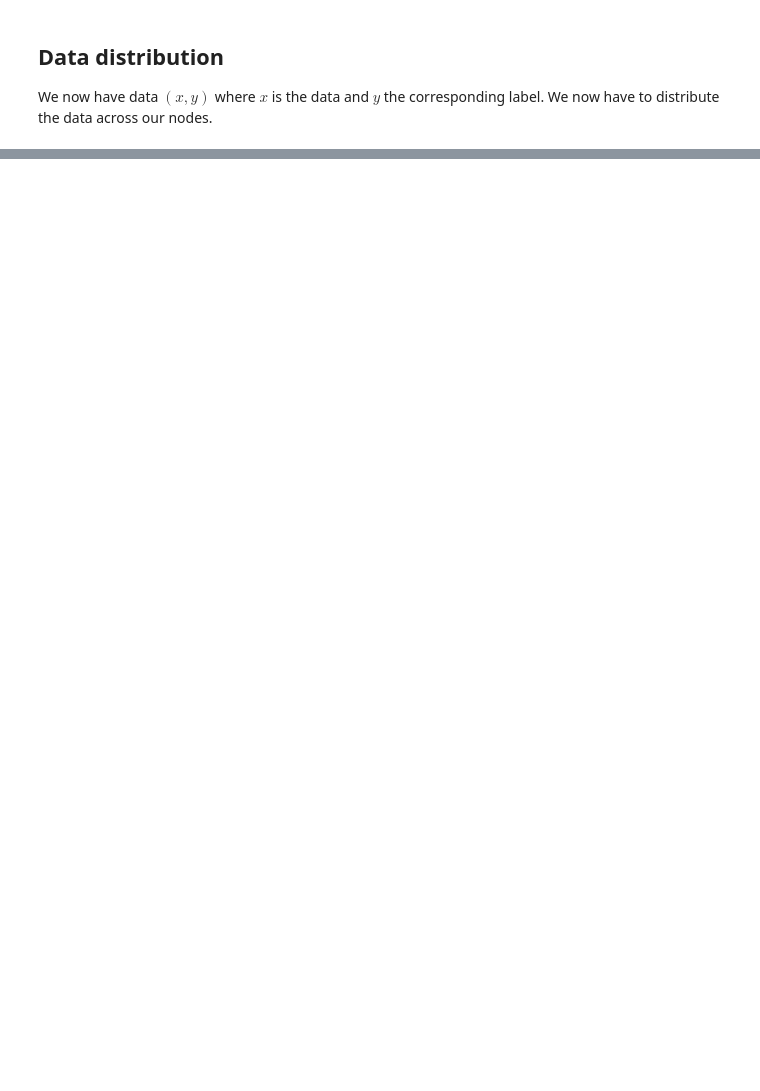
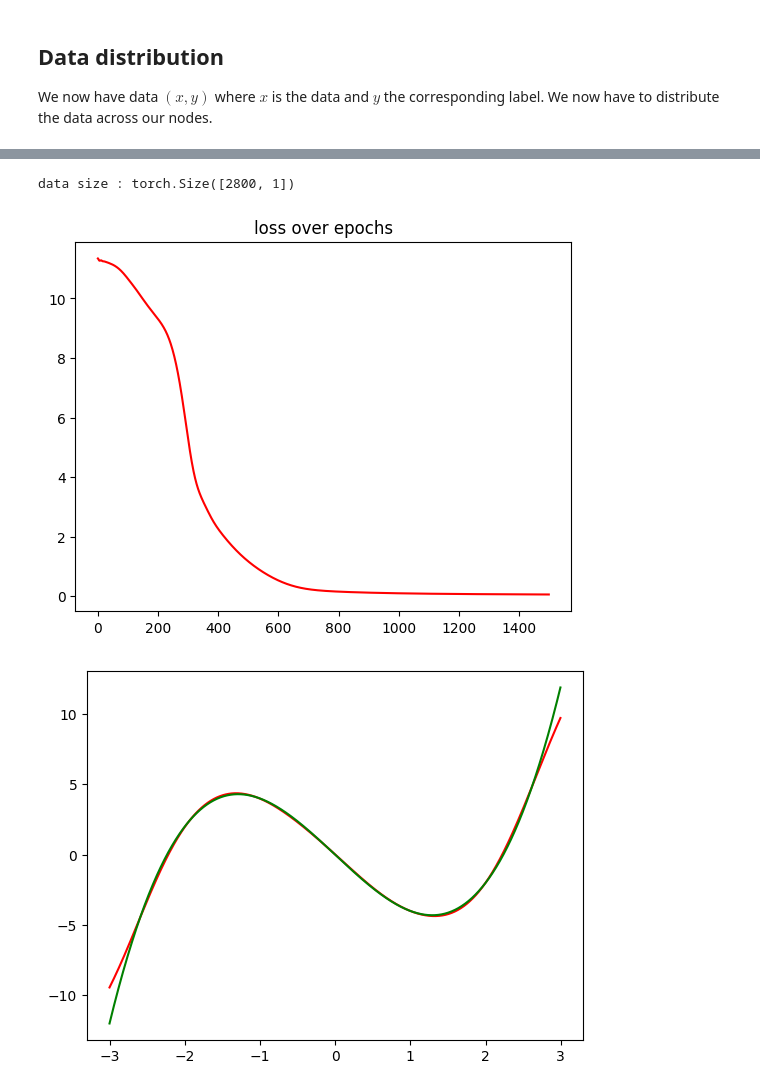
Before and after one commit to vbacher/SemML_FedML, a Jupyter notebook: demo.ipynb, the cells around one changed output, grey strips where cells are left out. Cells and saved outputs as stored; diff of their text form; code cells hidden in the pictures; blank space fills up the shorter version.

```diff
--- a/demo.ipynb
+++ b/demo.ipynb
@@ -82,0 +81,5 @@ noise = True # allows for adding noise to the labels of the training data
+# %%
+### set hyper parameter
+
+NEURONS_PER_LAYER = 16 # number of nodes in the hidden layer
+RANDOM_SEED = 7 # seed for random initialization
@@ -82,0 +109,72 @@ noise = True # allows for adding noise to the labels of the training data
+# %%
+### test global model performance
+
+glob_model = FFN(NEURONS_PER_LAYER, RANDOM_SEED)
+glob_model.double()
+
+# define training hyper parameter
+loss_fn = nn.MSELoss()
+optimizer = opt.SGD(glob_model.parameters(), lr=0.01, momentum=0.9)
+NUM_EPOCHS  = 1500
+
+# setup trainings pipeline
+
+# Training function
+def train(model, data, labels, max_epochs):
+  epochs = []
+  trainloss = []
+  data = torch.from_numpy(data[:,np.newaxis])
+  print(f"data size : {data.shape}")
+  labels = torch.from_numpy(labels[:,np.newaxis])
+  for epoch in tqdm(range(max_epochs)):
+    epochs.append(epoch)
+    optimizer.zero_grad()
+    pred = model(data)
+    loss = loss_fn(pred,labels)
+    loss.backward()
+    optimizer.step()
+    trainloss.append(loss.detach().numpy())
+    """for i, (input, label) in enumerate(zip(data,labels)):
+
+      # zero the parameter gradients
+      optimizer.zero_grad()
+      # predict y
+      pred = model(input)
+      # compute the loss based on model output and real labels
+      loss = loss_fn(pred, label)
+      # save trainingsloss for statistic
+      train_loss += loss
+      # backpropagate the loss
+      loss.backward()
+      # adjust parameters based on the calculated gradients
+      optimizer.step()
+
+    # compute average trainingsloss
+    trainloss.append(train_loss.detach()/n_train)"""
+
+  epochs = np.asarray(epochs)
+  trainloss = np.asarray(trainloss)
+  return epochs, trainloss
+
+epochs, train_loss = train(glob_model,glob_dataset[:,0],glob_dataset[:,1],NUM_EPOCHS)
+
+### plot training stats
+
+plt.plot(epochs, train_loss, color='red')
+plt.title("loss over epochs")
+plt.show()
+
+# plot prediction
+data_test = np.arange(-3,3,0.005)
+with torch.no_grad():
+  y_pred = glob_model(torch.from_numpy(data_test[:,np.newaxis]))
+
+y_exact = f(data_test)
+
+plt.plot(data_test, y_pred.detach().numpy(), color='red')
+plt.plot(data_test, f(data_test), color='green')
+plt.show()
+# %% [output]
+data size : torch.Size([2800, 1])
+[figure, added]
+[figure, added]
```
Also changed, not shown: parts of 9 cells of this notebook, 1 other file.
